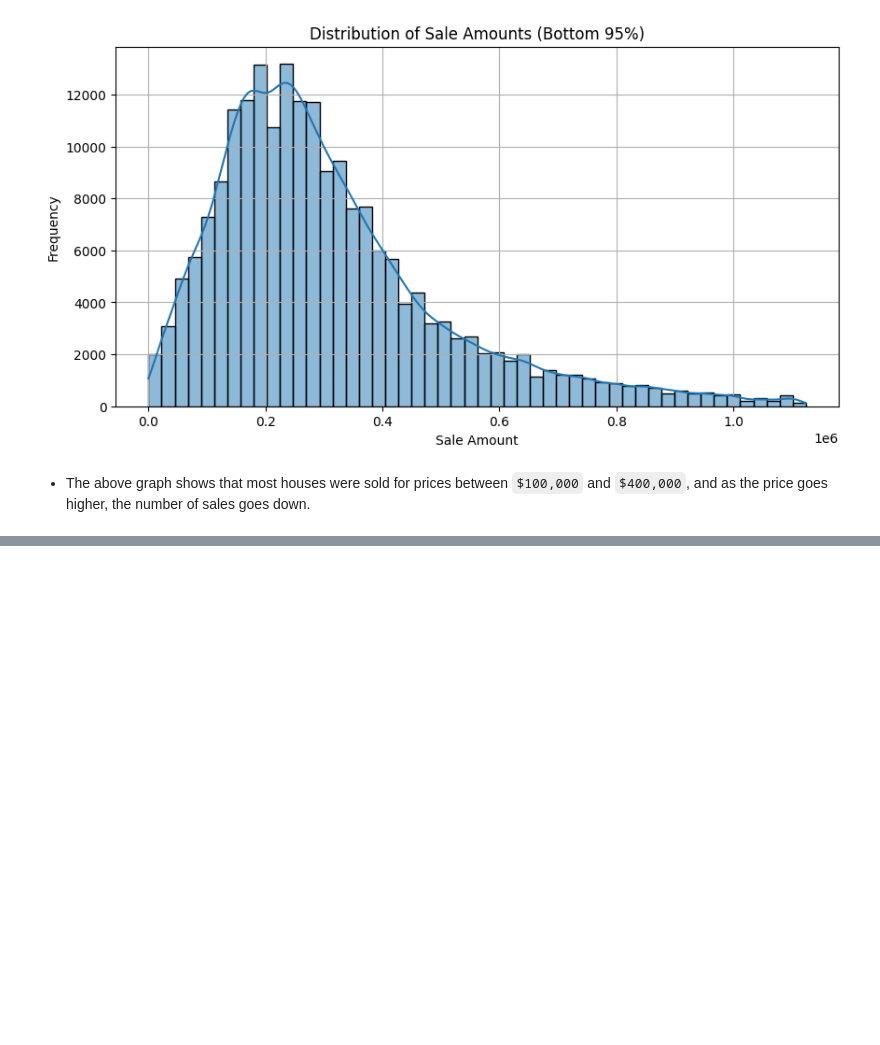
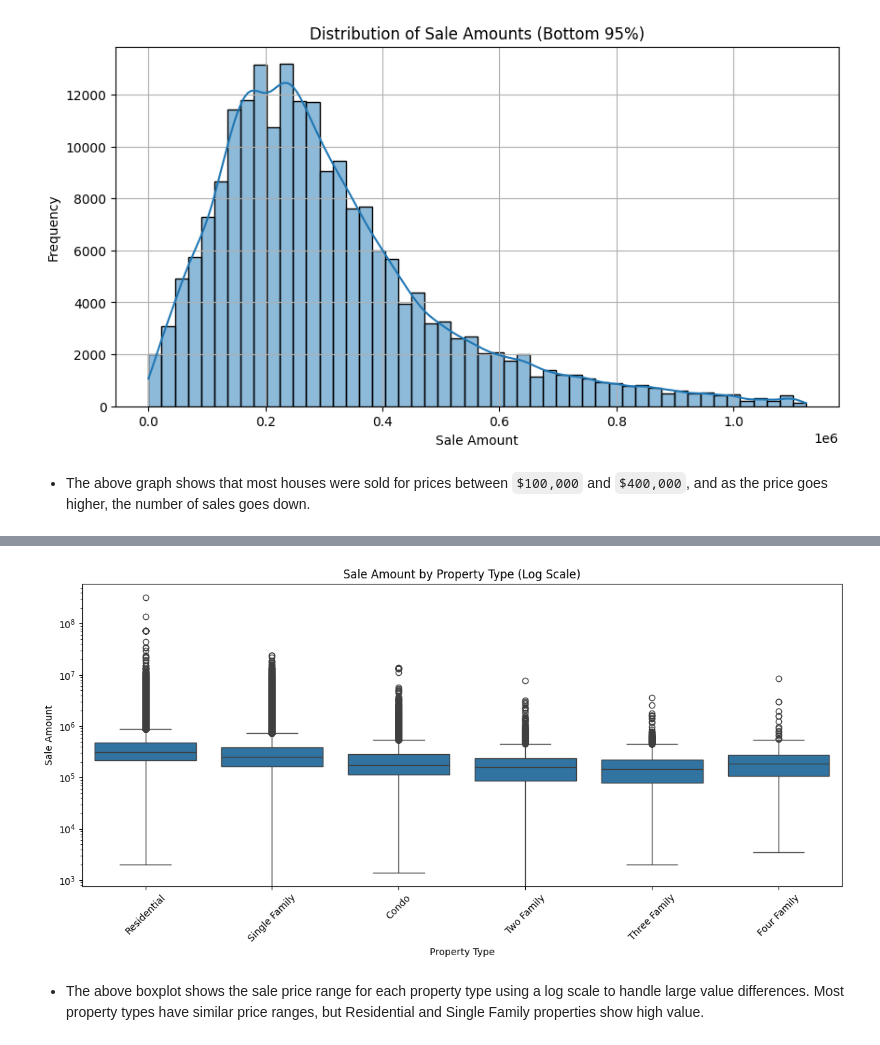
Before and after one commit to kthanikonda/DataWithPython, a Jupyter notebook: Real_Estate_Project-2.ipynb, the cells around one changed output, grey strips where cells are left out. Drawn from its saved outputs; the diff is of its cells as text; code cells hidden in the pictures; blank space fills up the shorter version.

```diff
--- a/Real_Estate_Project-2.ipynb
+++ b/Real_Estate_Project-2.ipynb
@@ -528,9 +532,13 @@ plt.show()
 # %%
 plt.figure(figsize=(12, 6))
-sns.boxplot(data=cleaned_df, x='Property Type', y='Sale Amount')
+sns.boxplot(data=real_estate_df, x='Property Type', y='Sale Amount')
 plt.yscale('log')
 plt.xticks(rotation=45)
 plt.title('Sale Amount by Property Type (Log Scale)')
 plt.tight_layout()
 plt.show()
+# %% [output]
+[figure, added]
+# %% [markdown]
+* The above boxplot shows the sale price range for each property type using a log scale to handle large value differences. Most property types have similar price ranges, but Residential and Single Family properties show high value.
 # %%
```
Also changed, not shown: parts of 2 cells of this notebook.
